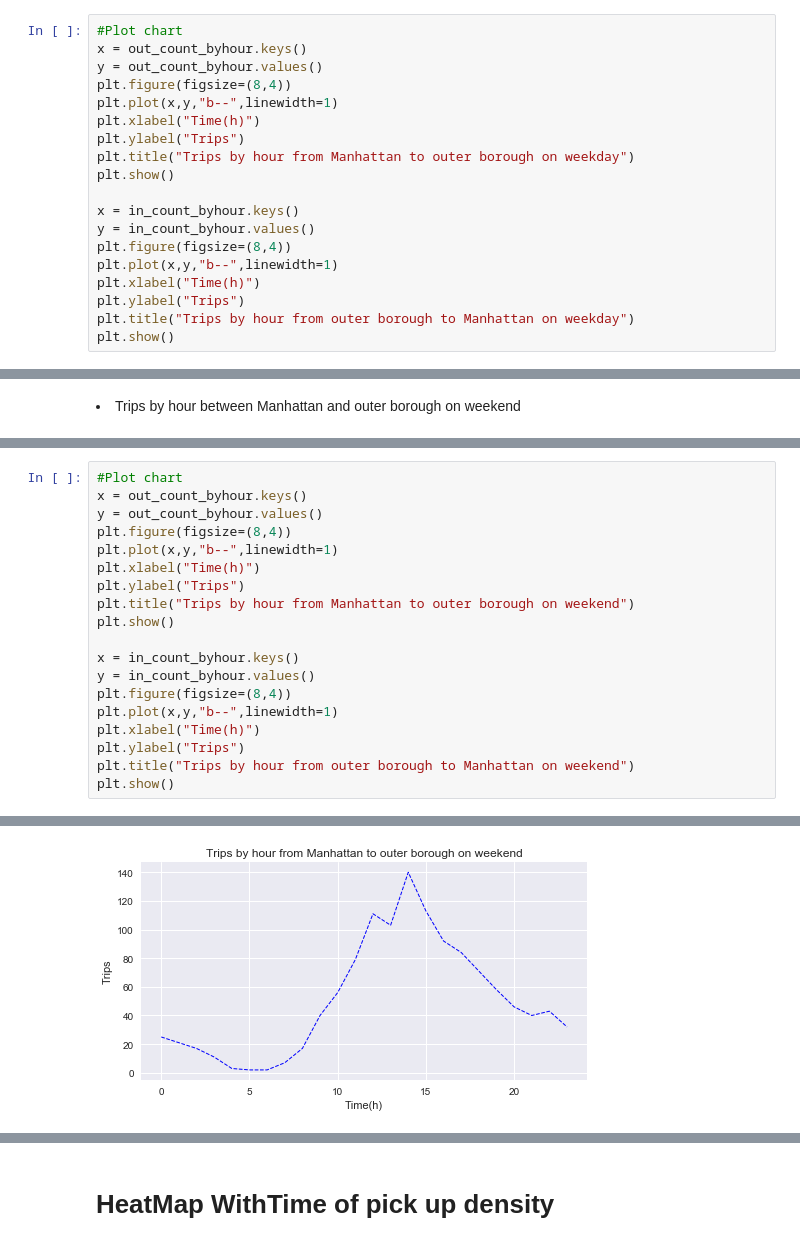
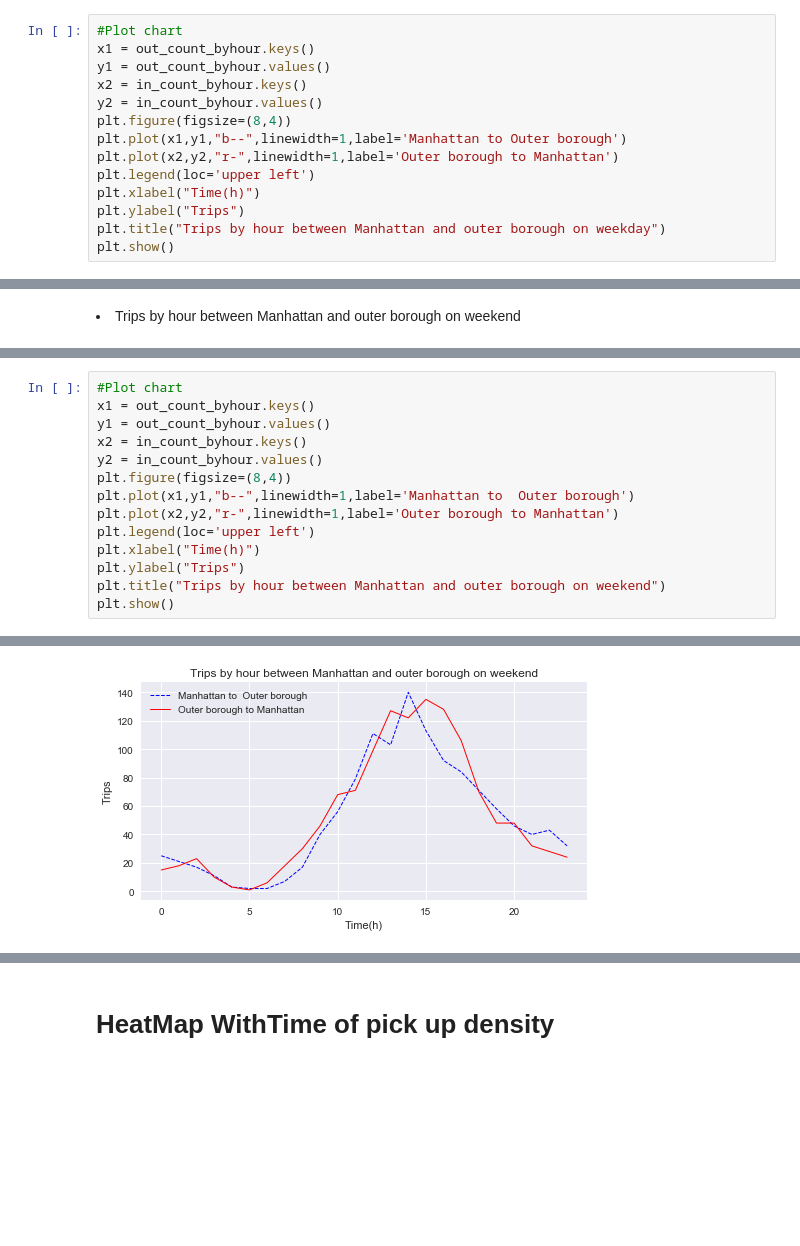
Before and after one commit to harry0107100/Citibike-Analysis, a Jupyter notebook: CITI_GIT.ipynb, the cells around one changed output, grey strips where cells are left out. Drawn from its saved outputs; the diff is of its cells as text; blank space fills up the shorter version.

```diff
--- a/CITI_GIT.ipynb
+++ b/CITI_GIT.ipynb
@@ -469,21 +469,16 @@ See the caveats in the documentation: http://pandas.pydata.org/pandas-docs/stabl
   import sys
 # %%
 #Plot chart
-x = out_count_byhour.keys()
-y = out_count_byhour.values()
+x1 = out_count_byhour.keys()
+y1 = out_count_byhour.values()
+x2 = in_count_byhour.keys()
+y2 = in_count_byhour.values()
 plt.figure(figsize=(8,4))
-plt.plot(x,y,"b--",linewidth=1)
+plt.plot(x1,y1,"b--",linewidth=1,label='Manhattan to Outer borough')
+plt.plot(x2,y2,"r-",linewidth=1,label='Outer borough to Manhattan')
+plt.legend(loc='upper left')
 plt.xlabel("Time(h)")
 plt.ylabel("Trips")
-plt.title("Trips by hour from Manhattan to outer borough on weekday")
+plt.title("Trips by hour between Manhattan and outer borough on weekday")
 plt.show()
-
-x = in_count_byhour.keys()
-y = in_count_byhour.values()
-plt.figure(figsize=(8,4))
-plt.plot(x,y,"b--",linewidth=1)
-plt.xlabel("Time(h)")
-plt.ylabel("Trips")
-plt.title("Trips by hour from outer borough to Manhattan on weekday")
-plt.show()
 # %% [output]
@@ -515,20 +530,15 @@ for i in range(24):
 # %%
 #Plot chart
-x = out_count_byhour.keys()
-y = out_count_byhour.values()
+x1 = out_count_byhour.keys()
+y1 = out_count_byhour.values()
+x2 = in_count_byhour.keys()
+y2 = in_count_byhour.values()
 plt.figure(figsize=(8,4))
-plt.plot(x,y,"b--",linewidth=1)
+plt.plot(x1,y1,"b--",linewidth=1,label='Manhattan to  Outer borough')
+plt.plot(x2,y2,"r-",linewidth=1,label='Outer borough to Manhattan')
+plt.legend(loc='upper left')
 plt.xlabel("Time(h)")
 plt.ylabel("Trips")
-plt.title("Trips by hour from Manhattan to outer borough on weekend")
+plt.title("Trips by hour between Manhattan and outer borough on weekend")
 plt.show()
-
-x = in_count_byhour.keys()
-y = in_count_byhour.values()
-plt.figure(figsize=(8,4))
-plt.plot(x,y,"b--",linewidth=1)
-plt.xlabel("Time(h)")
-plt.ylabel("Trips")
-plt.title("Trips by hour from outer borough to Manhattan on weekend")
-plt.show()
 # %% [output]
@@ -555 +545 @@ See the caveats in the documentation: http://pandas.pydata.org/pandas-docs/stabl
-[figure, old version]
+[figure, new version]
```
Also changed, not shown: parts of 3 cells of this notebook.
